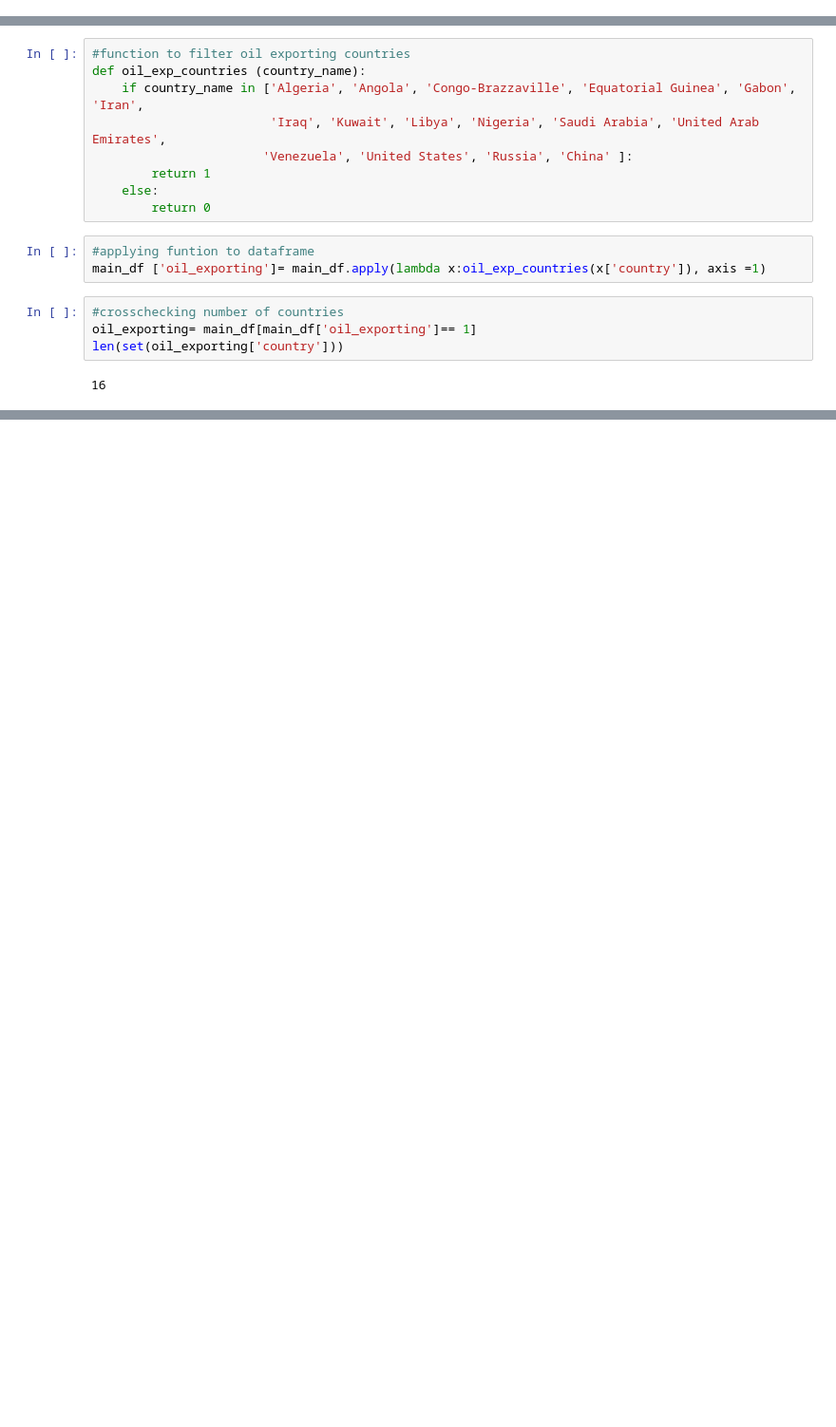
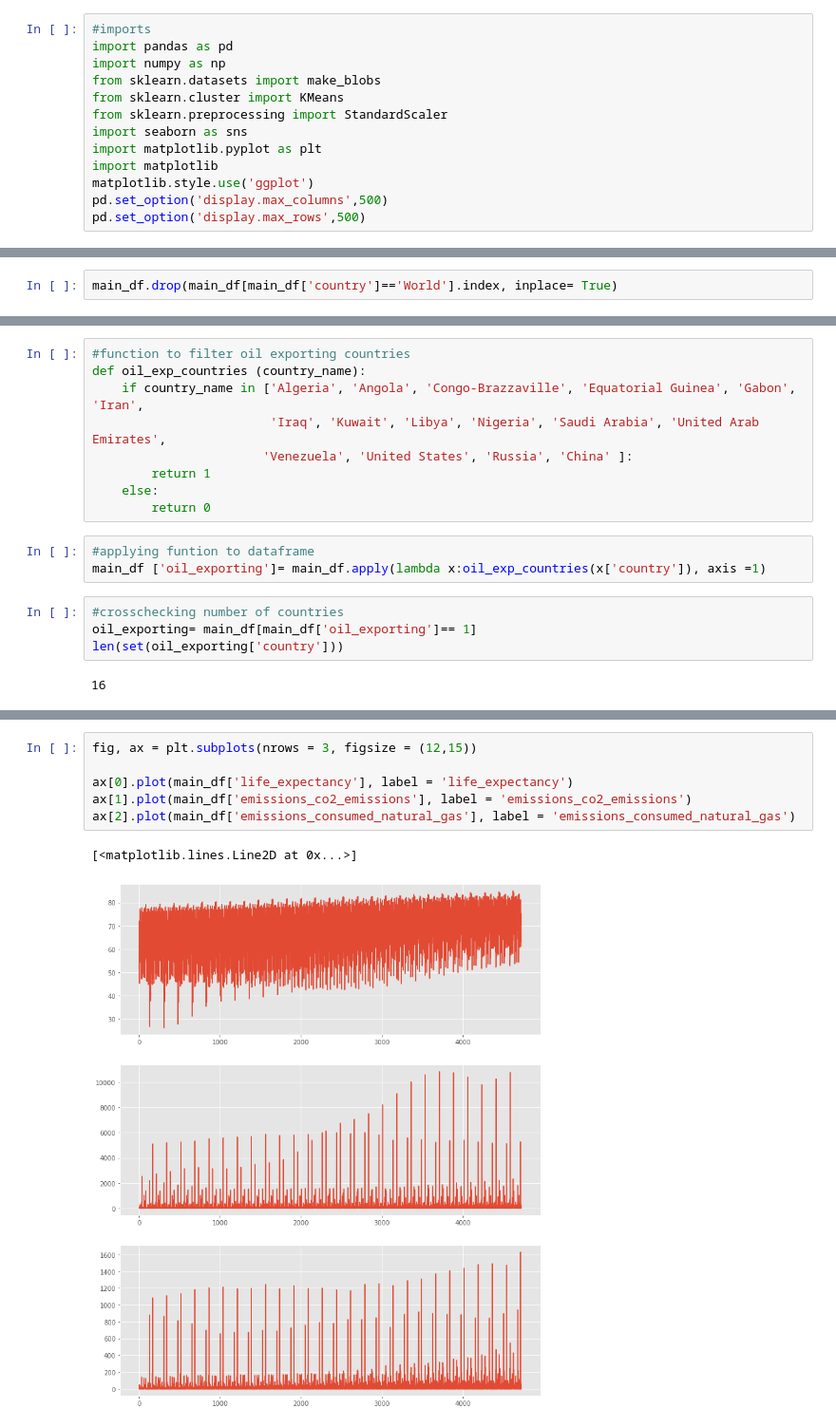
Before and after one commit to clarencealvarez/Project-5-Energy-Analysis, a Jupyter notebook: notebooks/EDA_oil_exporting_countries.ipynb, the cells around one changed output, grey strips where cells are left out. Shown at 95% size. Drawn from its saved outputs; the diff is of its cells as text; blank space fills up the shorter version.

```diff
--- a/notebooks/EDA_oil_exporting_countries.ipynb
+++ b/notebooks/EDA_oil_exporting_countries.ipynb
@@ -5,3 +1,16 @@ import numpy as np
+# %%
+#imports
+import pandas as pd
+import numpy as np
+from sklearn.datasets import make_blobs
+from sklearn.cluster import KMeans
+from sklearn.preprocessing import StandardScaler
+import seaborn as sns
+import matplotlib.pyplot as plt
+import matplotlib
+matplotlib.style.use('ggplot')
+pd.set_option('display.max_columns',500)
+pd.set_option('display.max_rows',500)
 # %%
 #data import
 main_df = pd.read_csv ('../data/cleaned_energy_data.csv')
@@ -17,3 +25,5 @@ main_df.head()
+# %%
+main_df.drop(main_df[main_df['country']=='World'].index, inplace= True)
 # %%
 #checking dimensions
 main_df.shape
@@ -62,0 +209,9 @@ len(set(oil_exporting['country']))
+# %%
+fig, ax = plt.subplots(nrows = 3, figsize = (12,15))
+
+ax[0].plot(main_df['life_expectancy'], label = 'life_expectancy')
+ax[1].plot(main_df['emissions_co2_emissions'], label = 'emissions_co2_emissions')
+ax[2].plot(main_df['emissions_consumed_natural_gas'], label = 'emissions_consumed_natural_gas')
+# %% [output]
+[<matplotlib.lines.Line2D at 0x...>]
+[figure, added]
```
Also changed, not shown: parts of 74 cells of this notebook, 9 other files.
